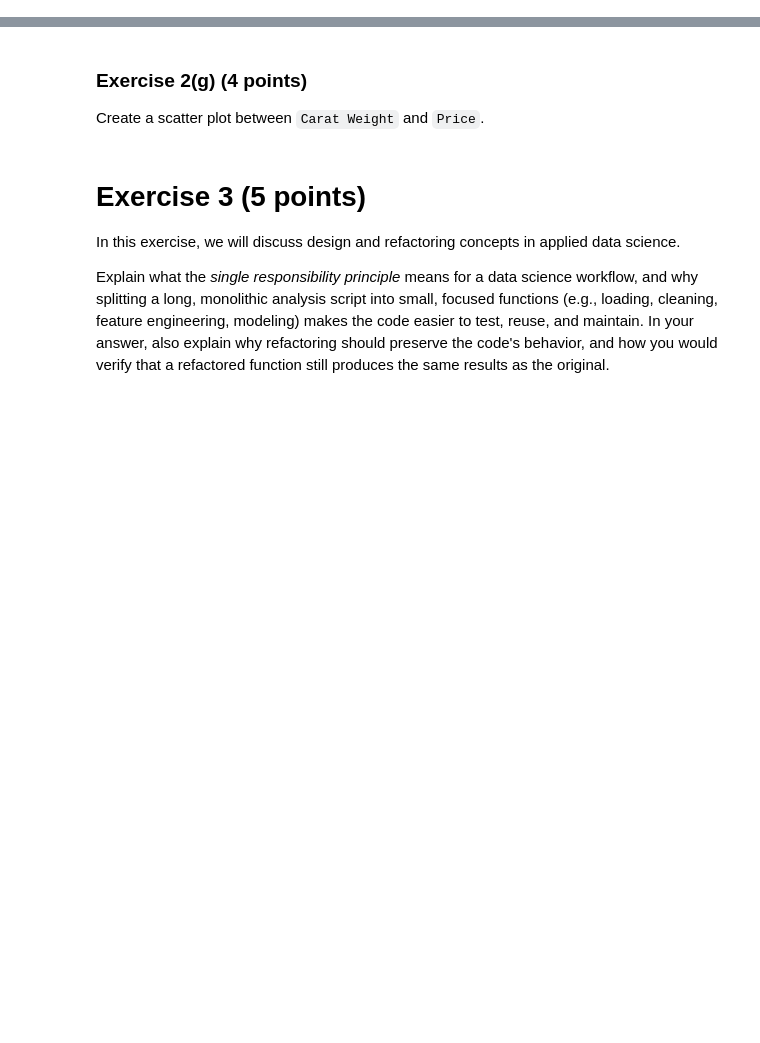
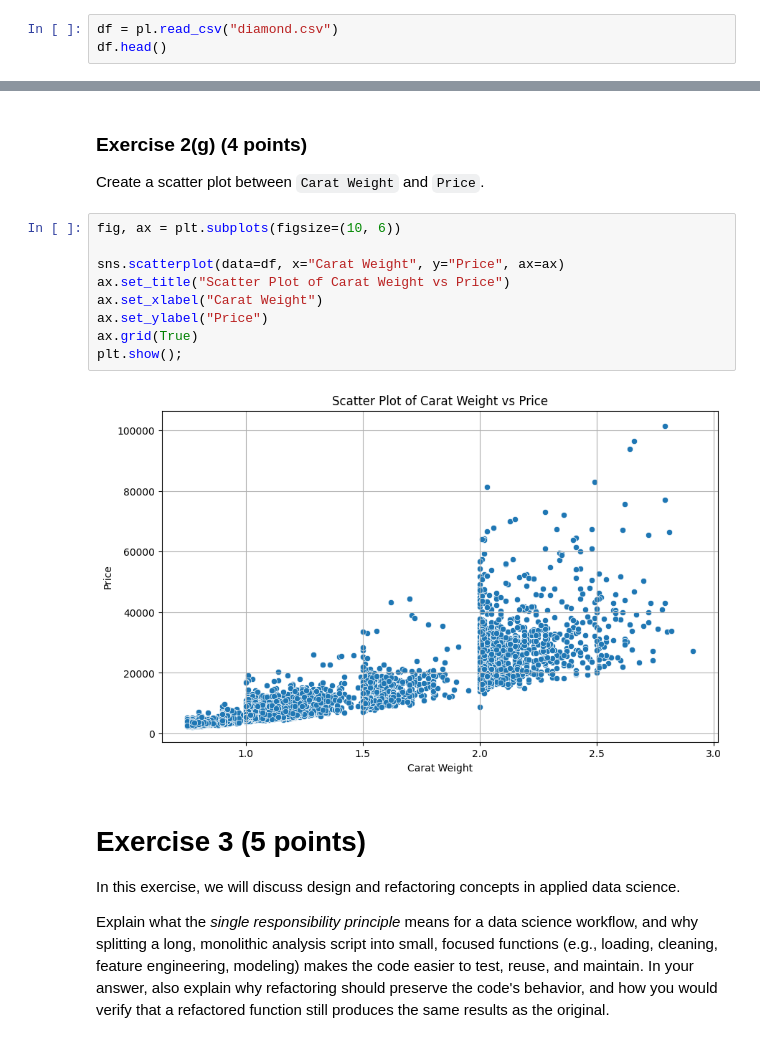
Before and after one commit to cabrialesdaisy2022-coder/DATA-500-In-Class, a Jupyter notebook: In_Class_10.ipynb, the cells around one changed output, grey strips where cells are left out. Cells and saved outputs as stored; diff of their text form; blank space fills up the shorter version.

```diff
--- a/In_Class_10.ipynb
+++ b/In_Class_10.ipynb
@@ -69,3 +106,6 @@ Load `polars`, `matplotlib.pyplot` and `seaborn`.
 ### Exercise 2(b) (2 points)
 
 Read the `diamond.csv` data file and create a data frame called `df`. Report the shape of `df`.
+# %%
+df = pl.read_csv("diamond.csv")
+df.head()
@@ -89,6 +186,17 @@ Compute the correlation between `Carat Weight` and `Price`.
 ### Exercise 2(g) (4 points)
 
 Create a scatter plot between `Carat Weight` and `Price`.
+# %%
+fig, ax = plt.subplots(figsize=(10, 6))
+
+sns.scatterplot(data=df, x="Carat Weight", y="Price", ax=ax)
+ax.set_title("Scatter Plot of Carat Weight vs Price")
+ax.set_xlabel("Carat Weight")
+ax.set_ylabel("Price")
+ax.grid(True)
+plt.show();
+# %% [output]
+[figure, added]
 # %% [markdown]
 # Exercise 3 (5 points)
 
```
Also changed, not shown: parts of 8 cells of this notebook.
